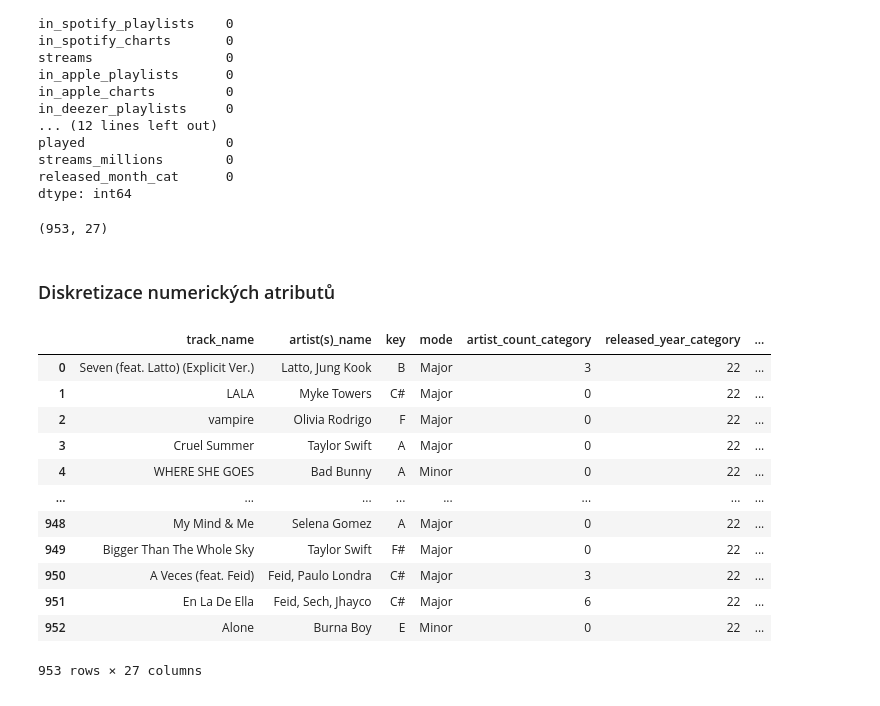
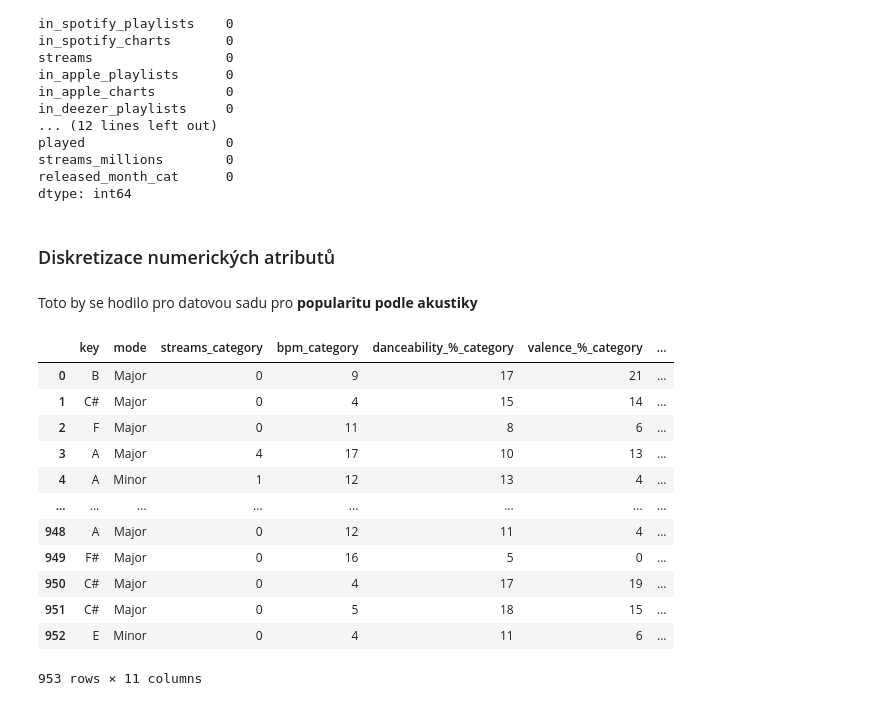
Before and after one commit to FITlifeSADGE/UPA, a Jupyter notebook: UPA.ipynb, the cells around one changed output. Saved outputs shown, nothing was run; the diff lists cells and outputs as text; code cells hidden in the pictures.

```diff
--- a/UPA.ipynb
+++ b/UPA.ipynb
@@ -542,0 +549,3 @@ dtype: int64
+# %%
+artist_df_dropped = artist_df.drop(rows_with_invalid_values.index, axis=0)
+artist_df_dropped
@@ -542,0 +582,3 @@ dtype: int64
+# %%
+acoustics_df_dropped = acoustics_df.drop(rows_with_invalid_values.index, axis=0)
+acoustics_df_dropped
@@ -542,0 +620,14 @@ dtype: int64
+# %%
+datasets = [artist_df_dropped, artist_df, acoustics_df_dropped, acoustics_df]
+for i in datasets:
+    zero_streams = i['streams'].isna()
+    rows_with_weird_values = i[zero_streams]
+
+    try:
+        row_track_3 = rows_with_weird_values.iloc[0]
+
+        i.loc[row_track_3.name, 'streams'] = 214268292
+    except:
+        pass
+
+    print(i.isna().sum(), '\n')
@@ -577,40 +690,38 @@ played                  0
 streams_millions        0
 released_month_cat      0
 dtype: int64
-# %%
-df.shape
-#df.to_csv('new.csv', index=False)
-# %% [output]
-(953, 27)
 # %% [markdown]
 ### Diskretizace numerických atributů
+# %% [markdown]
+Toto by se hodilo pro datovou sadu pro **popularitu podle akustiky**
 # %%
-attributes_to_discretize = df[df.columns[df.dtypes != 'object']]
+acoustics_dfs = [acoustics_df_dropped, acoustics_df]
+for i in acoustics_dfs:
+    attributes_to_discretize = i[i.columns[i.dtypes != 'object']]
 
-# Určete počet kategorií
-num_bins = 23
+    # Určete počet kategorií
+    num_bins = 23
 
-# Diskretizace pomocí KBinsDiscretizer
-for attribute in attributes_to_discretize:
-    discretizer = KBinsDiscretizer(n_bins=num_bins, encode='ordinal', strategy='uniform', subsample=None)
-    df[attribute+'_category'] = discretizer.fit_transform(df[attribute].values.reshape(-1, 1))
+    # Diskretizace pomocí KBinsDiscretizer
+    for attribute in attributes_to_discretize:
+        discretizer = KBinsDiscretizer(n_bins=num_bins, encode='ordinal', strategy='uniform', subsample=None)
+        i[attribute+'_category'] = discretizer.fit_transform(i[attribute].values.reshape(-1, 1))
 
-# Odstraňte původní numerické atributy, pokud chcete
-df = df.drop(attributes_to_discretize, axis=1)
+    # Odstraníme původní numerické atributy
+    i.drop(attributes_to_discretize, axis=1, inplace=True)
 
-# Zobrazte výsledek
-df
+acoustics_df
 # %% [output]
-|  | track_name | artist(s)_name | key | mode | artist_count_category | released_year_category | ... |
-| 0 | Seven (feat. Latto) (Explicit Ver.) | Latto, Jung Kook | B | Major | 3 | 22 | ... |
-| 1 | LALA | Myke Towers | C# | Major | 0 | 22 | ... |
-| 2 | vampire | Olivia Rodrigo | F | Major | 0 | 22 | ... |
-| 3 | Cruel Summer | Taylor Swift | A | Major | 0 | 22 | ... |
-| 4 | WHERE SHE GOES | Bad Bunny | A | Minor | 0 | 22 | ... |
+|  | key | mode | streams_category | bpm_category | danceability_%_category | valence_%_category | ... |
+| 0 | B | Major | 0 | 9 | 17 | 21 | ... |
+| 1 | C# | Major | 0 | 4 | 15 | 14 | ... |
+| 2 | F | Major | 0 | 11 | 8 | 6 | ... |
+| 3 | A | Major | 4 | 17 | 10 | 13 | ... |
+| 4 | A | Minor | 1 | 12 | 13 | 4 | ... |
 | ... | ... | ... | ... | ... | ... | ... | ... |
-| 948 | My Mind & Me | Selena Gomez | A | Major | 0 | 22 | ... |
-| 949 | Bigger Than The Whole Sky | Taylor Swift | F# | Major | 0 | 22 | ... |
-| 950 | A Veces (feat. Feid) | Feid, Paulo Londra | C# | Major | 3 | 22 | ... |
-| 951 | En La De Ella | Feid, Sech, Jhayco | C# | Major | 6 | 22 | ... |
-| 952 | Alone | Burna Boy | E | Minor | 0 | 22 | ... |
+| 948 | A | Major | 0 | 12 | 11 | 4 | ... |
+| 949 | F# | Major | 0 | 16 | 5 | 0 | ... |
+| 950 | C# | Major | 0 | 4 | 17 | 19 | ... |
+| 951 | C# | Major | 0 | 5 | 18 | 15 | ... |
+| 952 | E | Minor | 0 | 4 | 11 | 6 | ... |
-953 rows × 27 columns
+953 rows × 11 columns
```
Also changed, not shown: parts of 29 cells of this notebook.
